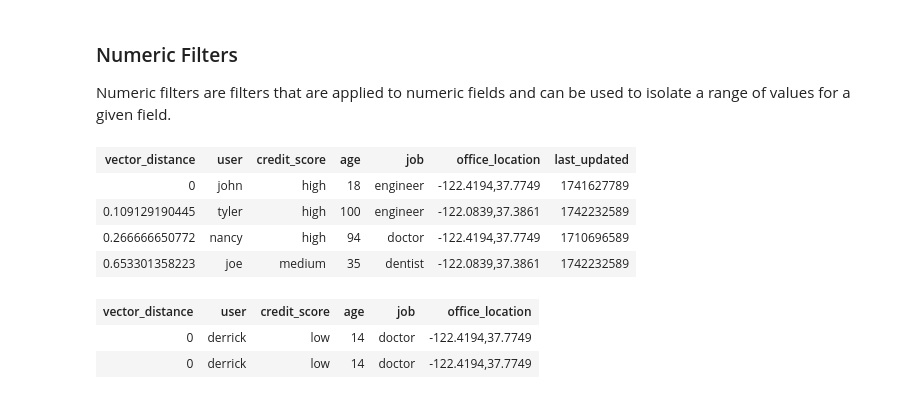
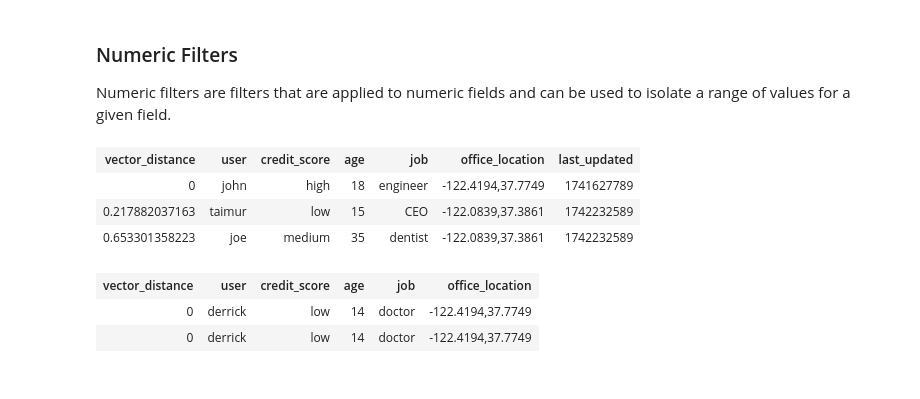
Before and after one commit to redis/redis-vl-python, a Jupyter notebook: docs/user_guide/02_hybrid_queries.ipynb, the cells around one changed output. Cells and saved outputs as stored; diff of their text form; code cells hidden in the pictures.

```diff
--- a/docs/user_guide/02_hybrid_queries.ipynb
+++ b/docs/user_guide/02_hybrid_queries.ipynb
@@ -182,15 +187,14 @@ Numeric filters are filters that are applied to numeric fields and can be used t
 # %%
 from redisvl.query.filter import Num
 
-numeric_filter = Num("age") > 15
+numeric_filter = Num("age").between(15, 35)
 
 v.set_filter(numeric_filter)
 result_print(index.query(v))
 # %% [output]
 | vector_distance | user | credit_score | age | job | office_location | last_updated |
 | 0 | john | high | 18 | engineer | -122.4194,37.7749 | 1741627789 |
-| 0.109129190445 | tyler | high | 100 | engineer | -122.0839,37.3861 | 1742232589 |
-| 0.266666650772 | nancy | high | 94 | doctor | -122.4194,37.7749 | 1710696589 |
+| 0.217882037163 | taimur | low | 15 | CEO | -122.0839,37.3861 | 1742232589 |
 | 0.653301358223 | joe | medium | 35 | dentist | -122.0839,37.3861 | 1742232589 |
 # %%
 # exact match query
```
Also changed, not shown: parts of 3 cells of this notebook, 3 other files.
